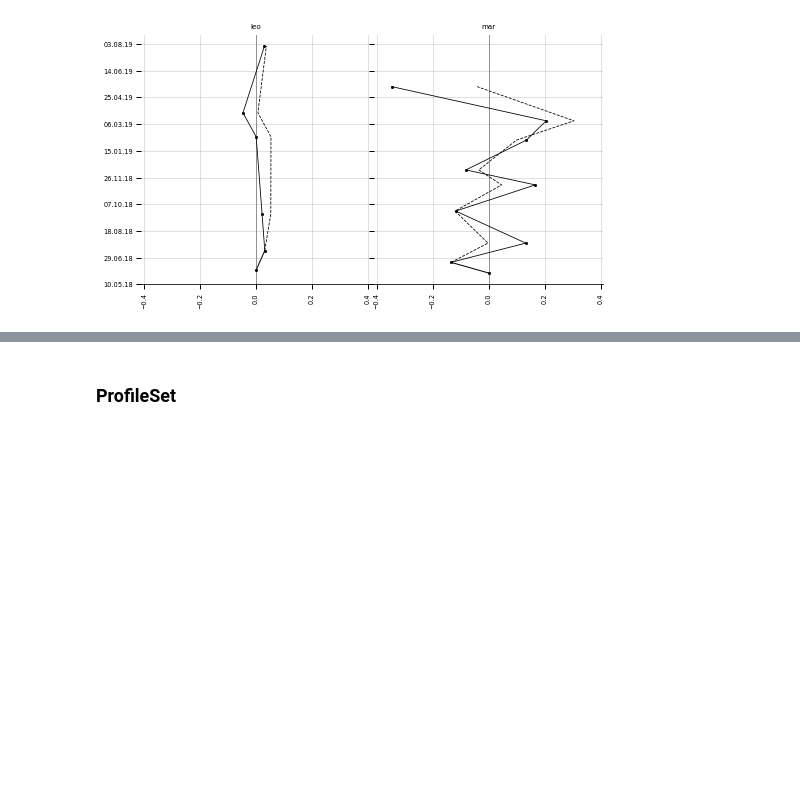
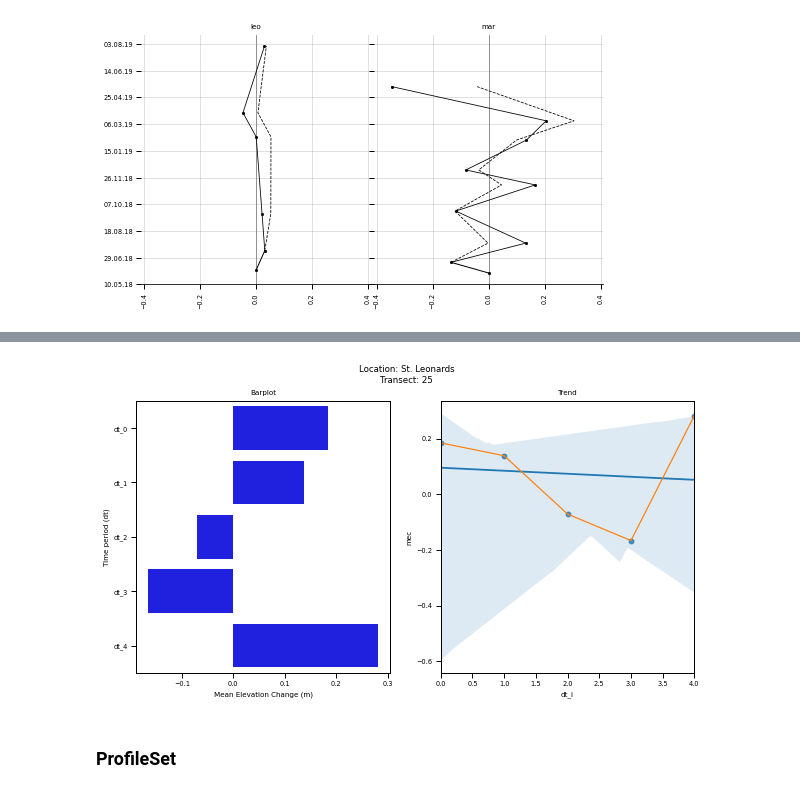
Before and after one commit to npucino/sandpyper, a Jupyter notebook: examples/Example_1_Profile_extraction-CLASS.ipynb, the cells around one changed output, grey strips where cells are left out. Cells and saved outputs as stored; diff of their text form; code cells hidden in the pictures; blank space fills up the shorter version.

```diff
--- a/examples/Example_1_Profile_extraction-CLASS.ipynb
+++ b/examples/Example_1_Profile_extraction-CLASS.ipynb
@@ -84,3 +321,32 @@ D.plot_mec_evolution(location_field="location",
+# %%
+tr_id=25
+
+f,axs=plt.subplots(nrows=1,
+                  ncols=2,
+                  figsize=(10,5))
+
+
+
+data=D.dh_df.query(f"location=='{location}' and tr_id=={tr_id}")
+
+mecs=data.groupby(['dt']).dh.sum()/data.groupby(['dt']).geometry.count()
+mecs=mecs.reset_index()
+mecs.columns=['dt','mec']
+mecs['dt_i']=[int(mecs.iloc[i,0].split("_")[-1]) for i in range(mecs.dt.shape[0])]
+
+barplot=sb.barplot(data=mecs.sort_values(['dt_i']),x='mec',y='dt', ax=axs[0], color='b')
+barplot.set_ylabel("Time period (dt)")
+barplot.set_xlabel("Mean Elevation Change (m)")
+barplot.set_title('Barplot')
+
+trend=sb.regplot(data=mecs, x='dt_i',y='mec',ax=axs[1])
+sb.lineplot(data=mecs, x='dt_i',y='mec',ax=axs[1])
+trend.set_title('Trend')
+
+
+f.suptitle(f"Location: {full_loc}\nTransect: {tr_id}");
+# %% [output]
+[figure, added]
 # %%
 dirNameDSM=r'C:\my_packages\sandpyper\tests\test_data\dsm_1m'
 dirNameOrtho=r'C:\my_packages\sandpyper\tests\test_data\orthos_1m'
```
Also changed, not shown: parts of 9 cells of this notebook, 5 other files.
